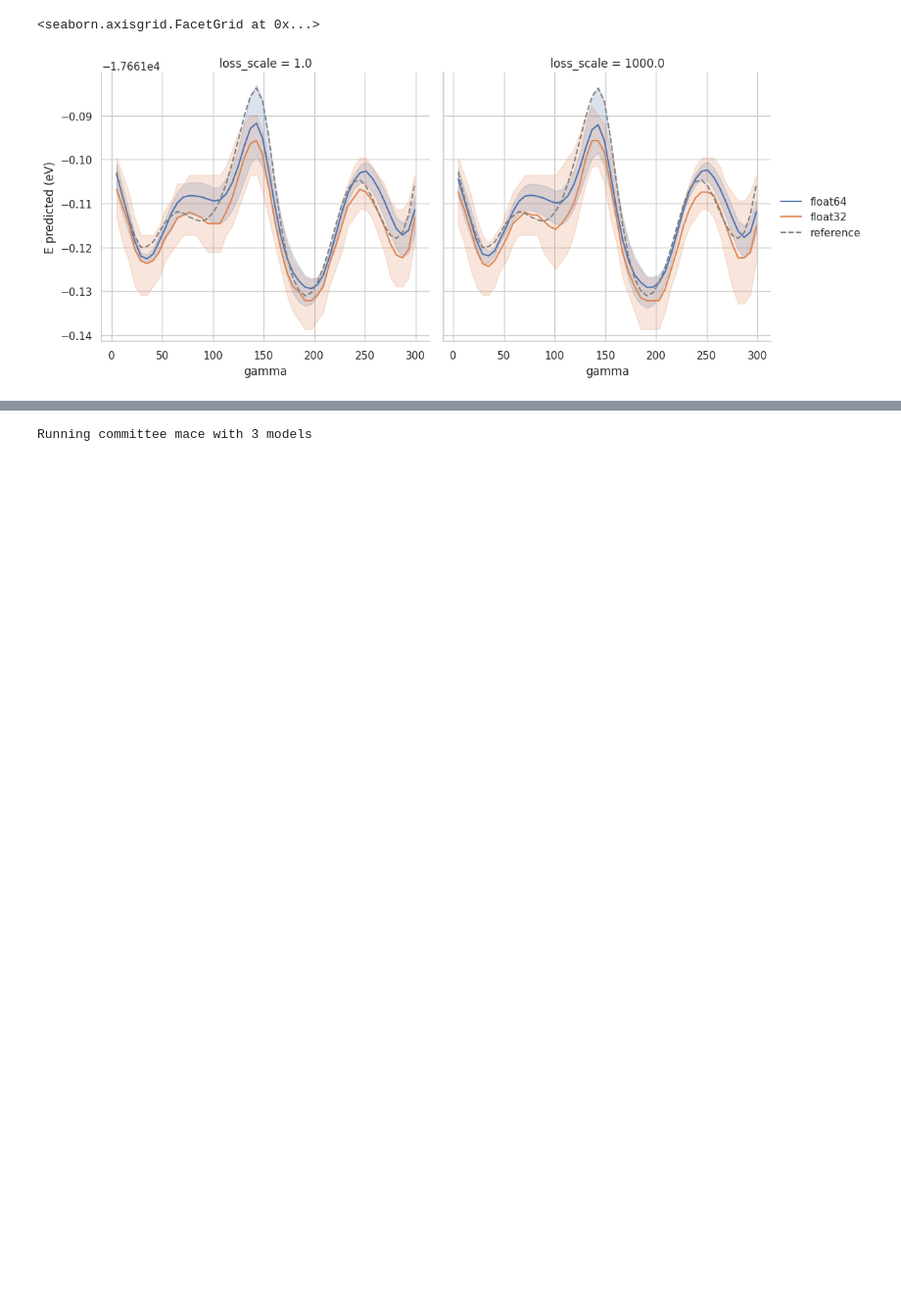
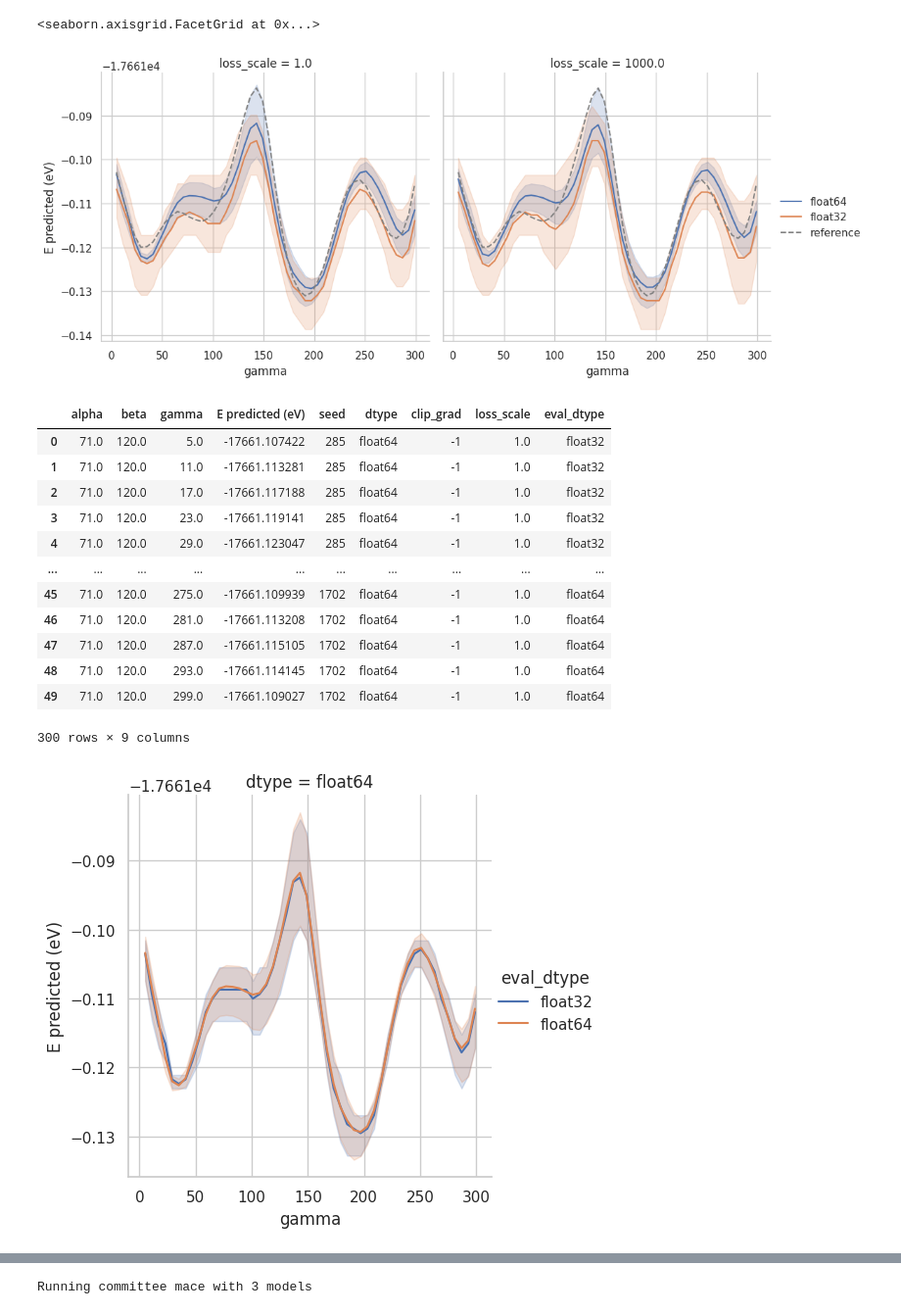
Before and after one commit to hatemhelal/mace, a Jupyter notebook: experiments/eval_sweep.ipynb, the cells around one changed output, grey strips where cells are left out. Shown: that part at 98% size. Saved outputs shown, nothing was run; the diff lists cells and outputs as text; code cells hidden in the pictures; blank space fills up the shorter version.

```diff
--- a/experiments/eval_sweep.ipynb
+++ b/experiments/eval_sweep.ipynb
@@ -301,0 +301,36 @@ view.show()
+# %%
+checkpoints = glob("checkpoints/model_fp64_run*.model")
+eval_dtypes = [torch.float32, torch.float64]
+
+slice_df = pd.concat(
+    [
+        eval_slice(c, dtype=dt, dataset=subset)
+        for c, dt in product(checkpoints, eval_dtypes)
+    ]
+)
+
+g = sns.relplot(
+    data=slice_df,
+    x="gamma",
+    y="E predicted (eV)",
+    hue="eval_dtype",
+    kind="line",
+    col="dtype",
+    errorbar=minmax,
+)
+slice_df
+# %% [output]
+|  | alpha | beta | gamma | E predicted (eV) | seed | dtype | clip_grad | loss_scale | eval_dtype |
+| 0 | 71.0 | 120.0 | 5.0 | -17661.107422 | 285 | float64 | -1 | 1.0 | float32 |
+| 1 | 71.0 | 120.0 | 11.0 | -17661.113281 | 285 | float64 | -1 | 1.0 | float32 |
+| 2 | 71.0 | 120.0 | 17.0 | -17661.117188 | 285 | float64 | -1 | 1.0 | float32 |
+| 3 | 71.0 | 120.0 | 23.0 | -17661.119141 | 285 | float64 | -1 | 1.0 | float32 |
+| 4 | 71.0 | 120.0 | 29.0 | -17661.123047 | 285 | float64 | -1 | 1.0 | float32 |
+| ... | ... | ... | ... | ... | ... | ... | ... | ... | ... |
+| 45 | 71.0 | 120.0 | 275.0 | -17661.109939 | 1702 | float64 | -1 | 1.0 | float64 |
+| 46 | 71.0 | 120.0 | 281.0 | -17661.113208 | 1702 | float64 | -1 | 1.0 | float64 |
+| 47 | 71.0 | 120.0 | 287.0 | -17661.115105 | 1702 | float64 | -1 | 1.0 | float64 |
+| 48 | 71.0 | 120.0 | 293.0 | -17661.114145 | 1702 | float64 | -1 | 1.0 | float64 |
+| 49 | 71.0 | 120.0 | 299.0 | -17661.109027 | 1702 | float64 | -1 | 1.0 | float64 |
+300 rows × 9 columns
+[figure, added]
```
Also changed, not shown: parts of 10 cells of this notebook, 1 other file.
